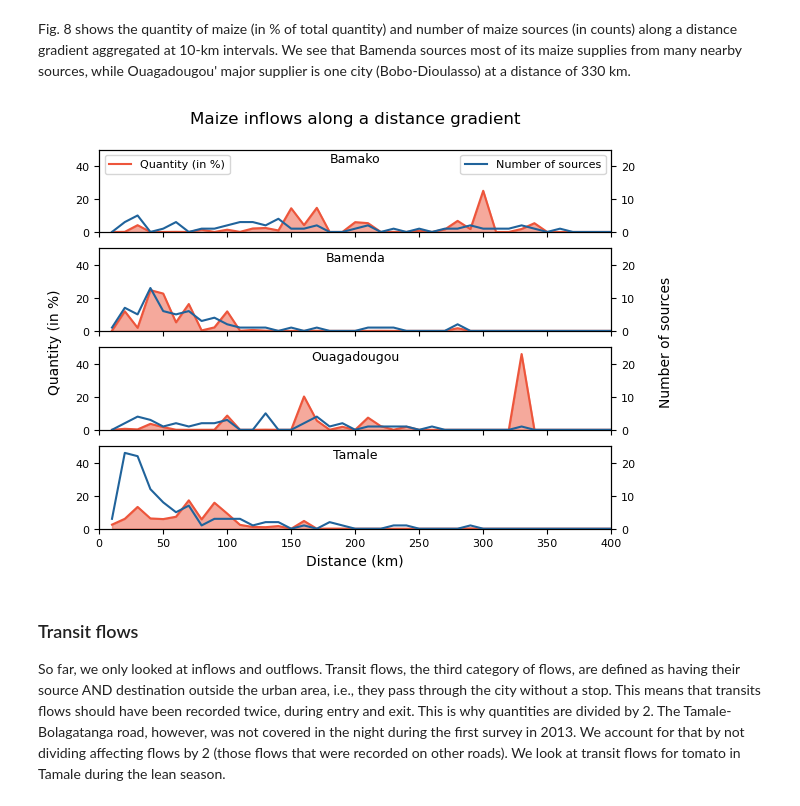
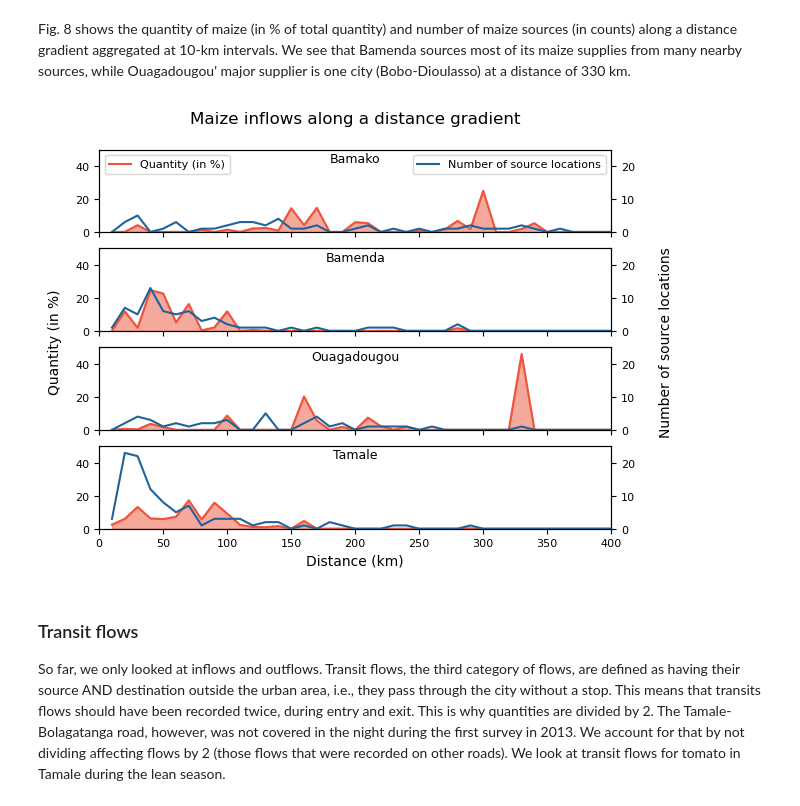
Before and after one commit to HannaKarg/food-flows, a Jupyter notebook: food_flow_notebook.ipynb, the cells around one changed output. Cells and saved outputs as stored; diff of their text form; code cells hidden in the pictures.

```diff
--- a/food_flow_notebook.ipynb
+++ b/food_flow_notebook.ipynb
@@ -214,36 +214,36 @@ fig.subplots_adjust(top=.9)
 
 for count, city in enumerate(city_list):
     df_sum_count_10km_city=df_sum_count_10km[df_sum_count_10km['city']==city]
 
     distance=df_sum_count_10km_city['right']
     percent_quantity=df_sum_count_10km_city['sum_quantity_percent_by_interval']
     total_source_counts=df_sum_count_10km_city['source_count']
 
     lineplot1=sns.lineplot(x=distance, y=percent_quantity, ax=axs[count], color='#ED553B')
     lineplot1.fill_between(distance, percent_quantity, color='#ED553B',alpha=0.5)
     axs2 = axs[count].twinx()
     lineplot2=sns.lineplot(x=distance, y=total_source_counts, color='#20639B', ax=axs2)
     axs[count].set_title(city, x=0.5, y=0.75, size=9)
     axs[count].set_xlim(0,400)
     axs[count].set_ylim(0,50)
     axs[count].set_xlabel('Distance (km)')
     axs[count].axes.get_yaxis().get_label().set_visible(False)
     axs[count].tick_params(axis='both', which='major', labelsize=8)
 
     axs2.set_ylim(0,25)
     axs2.axes.get_yaxis().get_label().set_visible(False)
     axs2.tick_params(axis='both', which='major', labelsize=8)
 
     axs[0].legend(['Quantity (in %)'], fontsize='8', loc=2)
     if count==0:
-        axs2.legend(['Number of sources'], fontsize='8', loc=1)
+        axs2.legend(['Number of source locations'], fontsize='8', loc=1)
 
 fig.supylabel('Quantity (in %)', size=10)
-fig.text(0.975, 0.5, 'Number of sources', va='center', rotation='vertical', size=10)
+fig.text(0.975, 0.5, 'Number of source locations', va='center', rotation='vertical', size=10)
 fig.suptitle('Maize inflows along a distance gradient')
 plt.show()
 # %% [output]
-[figure, old version]
+[figure, new version]
 # %% [markdown]
 ### Transit flows
 
```
Also changed, not shown: parts of 6 cells of this notebook, 1 other file.
